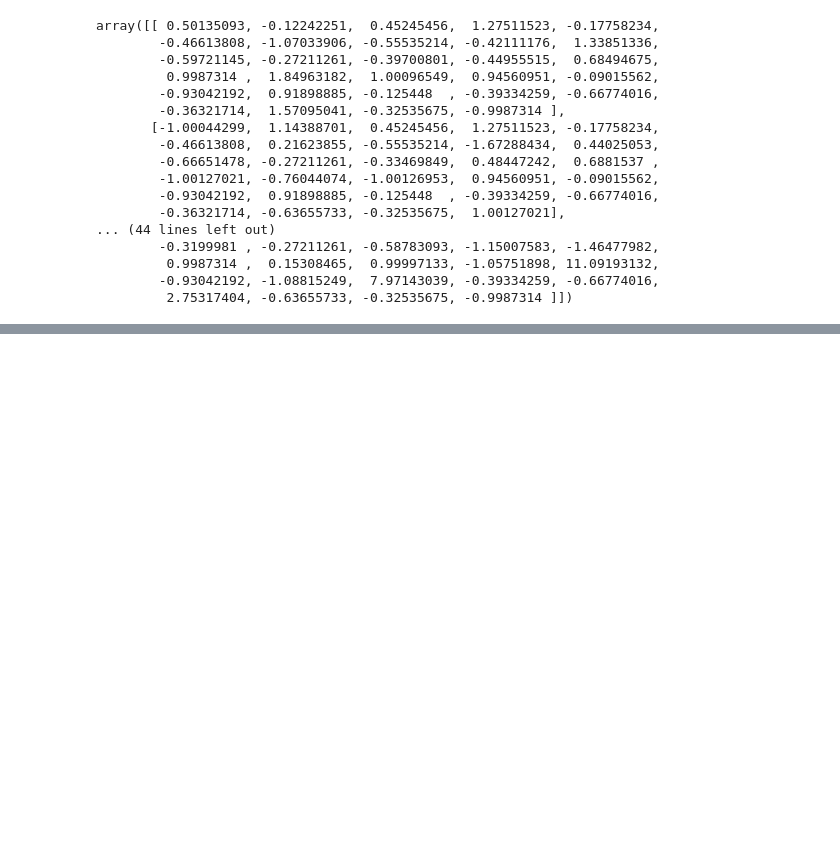
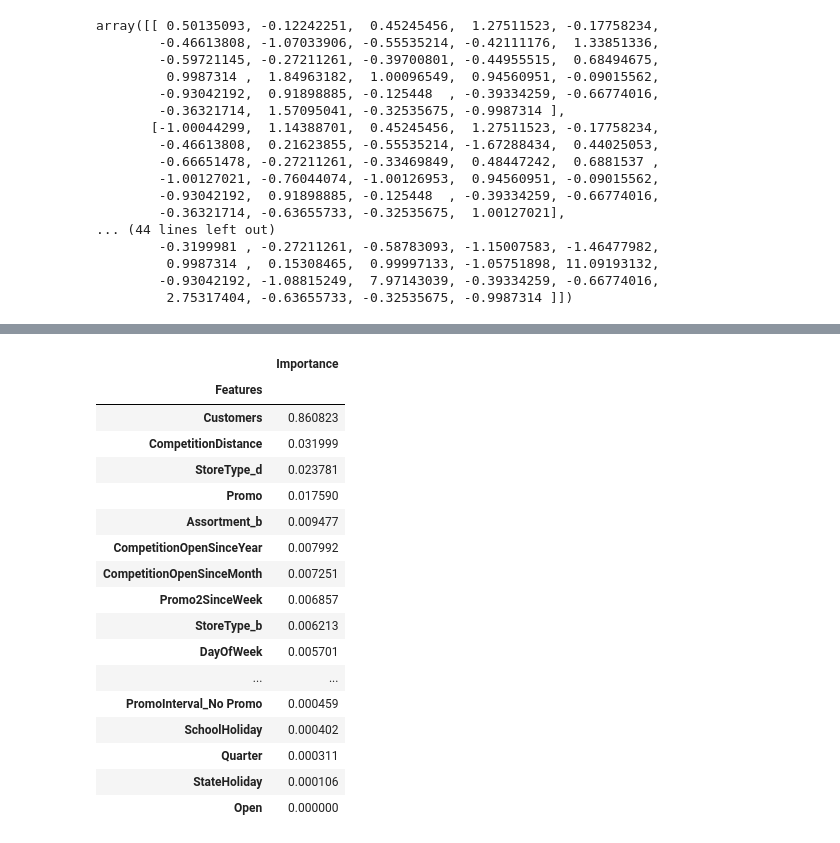
Before and after one commit to tusharsgaidhane/Retail_Sales_Prediction, a Jupyter notebook: Rossmann_Sales_Prediction_Capstone_Project.ipynb, the cells around one changed output, grey strips where cells are left out. Drawn from its saved outputs; the diff is of its cells as text; code cells hidden in the pictures; blank space fills up the shorter version.

```diff
--- a/Rossmann_Sales_Prediction_Capstone_Project.ipynb
+++ b/Rossmann_Sales_Prediction_Capstone_Project.ipynb
@@ -802,0 +990,22 @@ array([[ 0.50135093, -0.12242251,  0.45245456,  1.27511523, -0.17758234,
+# %%
+feature_importance_df.sort_values(by=["Importance"], inplace=True, ascending=False)
+feature_importance_df
+# %% [output]
+|  | Importance |
+| Features |  |
+| Customers | 0.860823 |
+| CompetitionDistance | 0.031999 |
+| StoreType_d | 0.023781 |
+| Promo | 0.017590 |
+| Assortment_b | 0.009477 |
+| CompetitionOpenSinceYear | 0.007992 |
+| CompetitionOpenSinceMonth | 0.007251 |
+| Promo2SinceWeek | 0.006857 |
+| StoreType_b | 0.006213 |
+| DayOfWeek | 0.005701 |
+| ... | ... |
+| PromoInterval_No Promo | 0.000459 |
+| SchoolHoliday | 0.000402 |
+| Quarter | 0.000311 |
+| StateHoliday | 0.000106 |
+| Open | 0.000000 |
```
Also changed, not shown: parts of 22 cells of this notebook.
